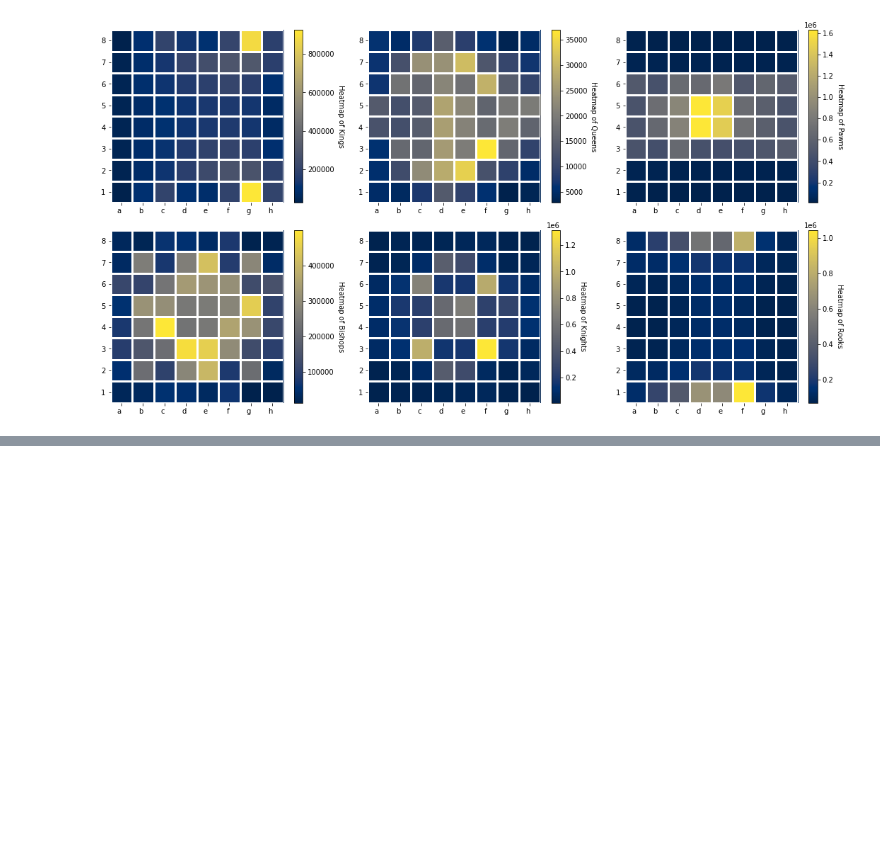
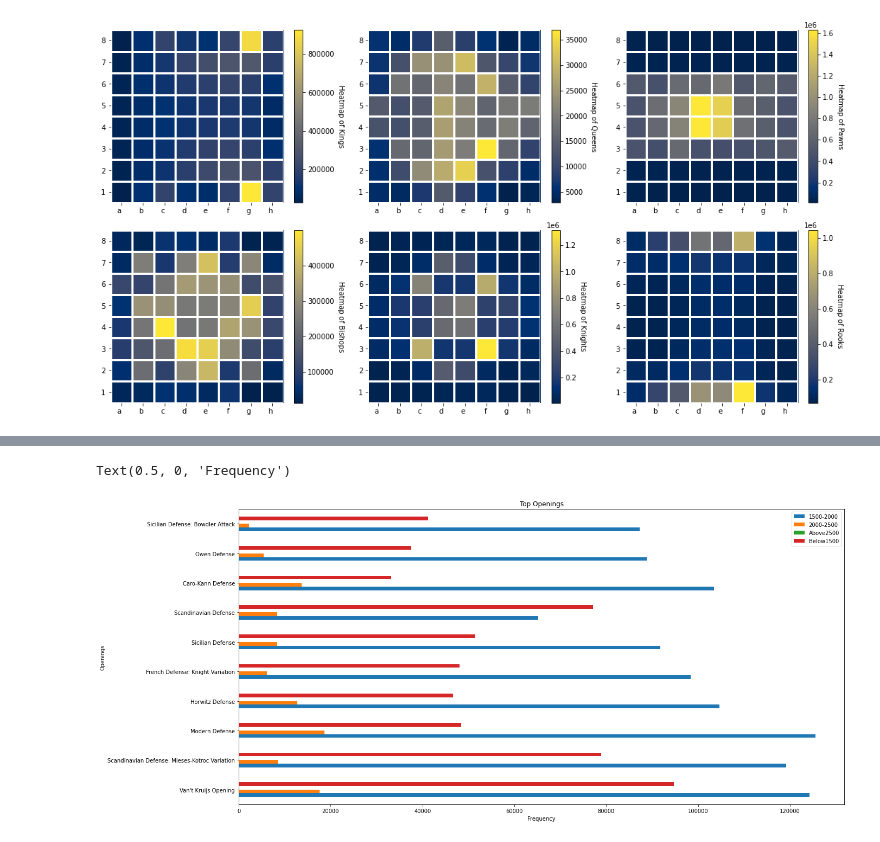
Before and after one commit to johnclaro/bigdata, a Jupyter notebook: README.ipynb, the cells around one changed output, grey strips where cells are left out. Drawn from its saved outputs; the diff is of its cells as text; code cells hidden in the pictures; blank space fills up the shorter version.

```diff
--- a/README.ipynb
+++ b/README.ipynb
@@ -42,0 +44,13 @@ plt.show()
+# %%
+import numpy as np
+import matplotlib.pyplot as plt
+
+df = pd.read_csv('csvs/openings.csv')
+df = df.drop(columns=['Total'])
+df.plot(kind='barh', title='Top Openings', x='Opening')
+plt.title('Top Openings')
+plt.ylabel('Openings')
+plt.xlabel('Frequency')
+# %% [output]
+Text(0.5, 0, 'Frequency')
+[figure, added]
```
Also changed, not shown: parts of 1 cell of this notebook.
